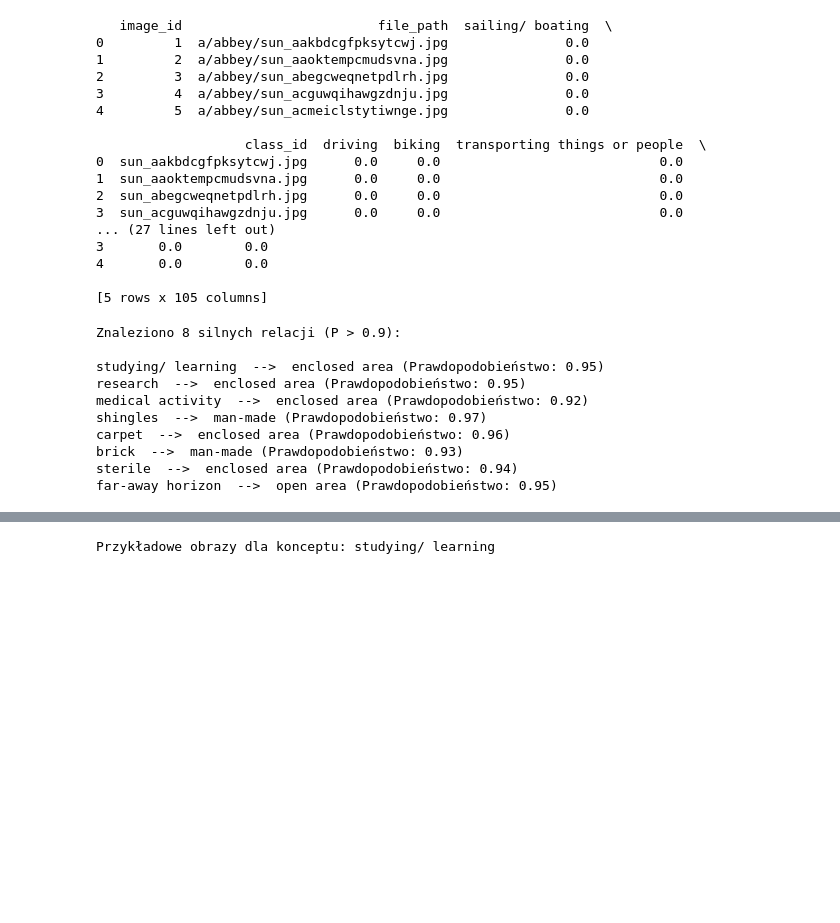
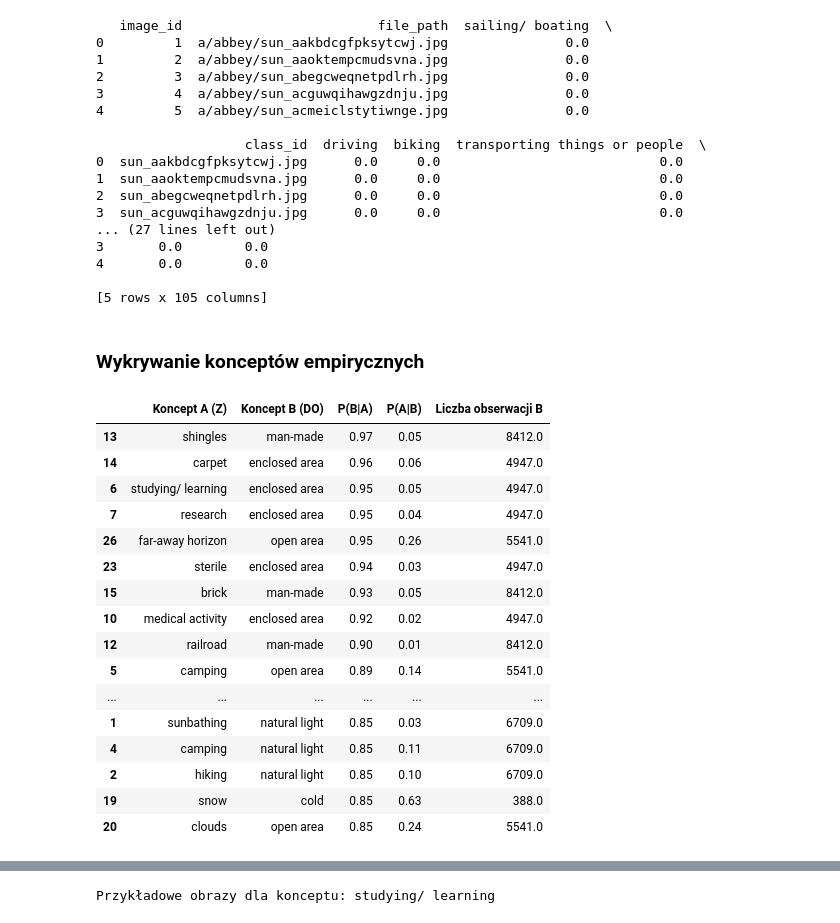
Before and after one commit to Wysocki-Piotr/Hierarchical-concepts-in-images, a Jupyter notebook: datasets_tests.ipynb, the cells around one changed output, grey strips where cells are left out. Saved outputs shown, nothing was run; the diff lists cells and outputs as text; code cells hidden in the pictures; blank space fills up the shorter version.

```diff
--- a/datasets_tests.ipynb
+++ b/datasets_tests.ipynb
@@ -287,32 +290,51 @@ print(df_sun_attributes.head())
 4       0.0        0.0
 
 [5 rows x 105 columns]
+# %% [markdown]
+### Wykrywanie konceptów empirycznych
 # %%
 metadata_cols = ['image_id', 'file_path', 'class_id']
+pd.set_option('display.max_rows', None)
 attr_matrix_sun = df_sun_attributes.drop(columns=metadata_cols, errors='ignore')
 sum_A = attr_matrix_sun.sum(axis=0)
 co_occurrence = attr_matrix_sun.T.dot(attr_matrix_sun)
 p_B_given_A = co_occurrence.divide(sum_A, axis=0)
 np.fill_diagonal(p_B_given_A.values, 0)
-threshold = 0.9
+threshold = 0.85
 strong_relations = np.where(p_B_given_A >= threshold)
-
-print(f"Znaleziono {len(strong_relations[0])} silnych relacji (P > {threshold}):\n")
+wyniki = []
 for a, b in zip(strong_relations[0], strong_relations[1]):
     name_a = attr_matrix_sun.columns[a]
     name_b = attr_matrix_sun.columns[b]
+    prob_B_given_A = p_B_given_A.iloc[a, b]
 
-    prob = p_B_given_A.iloc[a, b]
-
-    print(f"{name_a}  -->  {name_b} (Prawdopodobieństwo: {prob:.2f})")
+    prob_A_given_B = p_B_given_A.iloc[b, a]
+    obs_b = sum_A.iloc[b]
+    wyniki.append({
+        'Koncept A (Z)': name_a,
+        'Koncept B (DO)': name_b,
+        'P(B|A)': round(prob_B_given_A, 2),
+        'P(A|B)': round(prob_A_given_B, 2),
+        'Liczba obserwacji B': obs_b
+    })
+df_wyniki = pd.DataFrame(wyniki)
+df_wyniki = df_wyniki.sort_values(by='P(B|A)', ascending=False)
+display(df_wyniki)
 # %% [output]
-Znaleziono 8 silnych relacji (P > 0.9):
-
-studying/ learning  -->  enclosed area (Prawdopodobieństwo: 0.95)
-research  -->  enclosed area (Prawdopodobieństwo: 0.95)
-medical activity  -->  enclosed area (Prawdopodobieństwo: 0.92)
-shingles  -->  man-made (Prawdopodobieństwo: 0.97)
-carpet  -->  enclosed area (Prawdopodobieństwo: 0.96)
-brick  -->  man-made (Prawdopodobieństwo: 0.93)
-sterile  -->  enclosed area (Prawdopodobieństwo: 0.94)
-far-away horizon  -->  open area (Prawdopodobieństwo: 0.95)
+|  | Koncept A (Z) | Koncept B (DO) | P(B|A) | P(A|B) | Liczba obserwacji B |
+| 13 | shingles | man-made | 0.97 | 0.05 | 8412.0 |
+| 14 | carpet | enclosed area | 0.96 | 0.06 | 4947.0 |
+| 6 | studying/ learning | enclosed area | 0.95 | 0.05 | 4947.0 |
+| 7 | research | enclosed area | 0.95 | 0.04 | 4947.0 |
+| 26 | far-away horizon | open area | 0.95 | 0.26 | 5541.0 |
+| 23 | sterile | enclosed area | 0.94 | 0.03 | 4947.0 |
+| 15 | brick | man-made | 0.93 | 0.05 | 8412.0 |
+| 10 | medical activity | enclosed area | 0.92 | 0.02 | 4947.0 |
+| 12 | railroad | man-made | 0.90 | 0.01 | 8412.0 |
+| 5 | camping | open area | 0.89 | 0.14 | 5541.0 |
+| ... | ... | ... | ... | ... | ... |
+| 1 | sunbathing | natural light | 0.85 | 0.03 | 6709.0 |
+| 4 | camping | natural light | 0.85 | 0.11 | 6709.0 |
+| 2 | hiking | natural light | 0.85 | 0.10 | 6709.0 |
+| 19 | snow | cold | 0.85 | 0.63 | 388.0 |
+| 20 | clouds | open area | 0.85 | 0.24 | 5541.0 |
```
Also changed, not shown: parts of 18 cells of this notebook, 2 other files.
